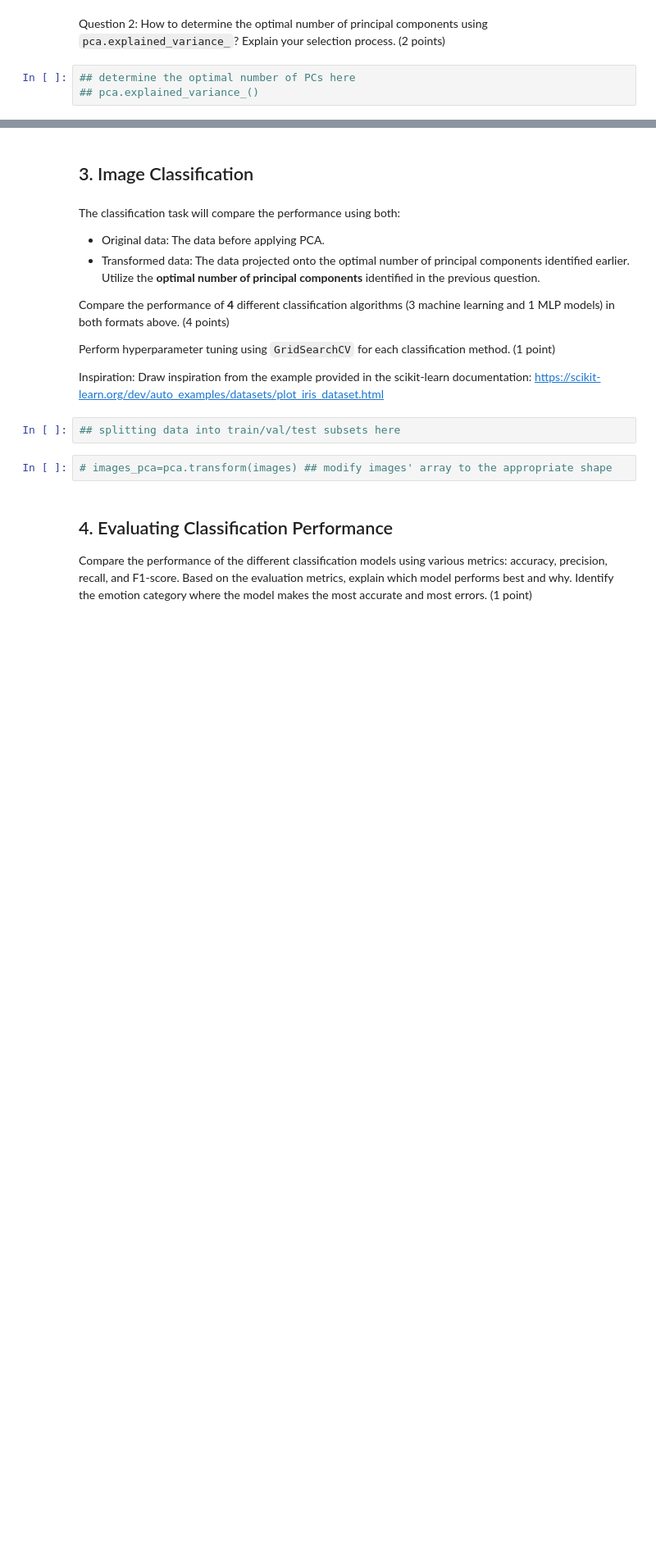
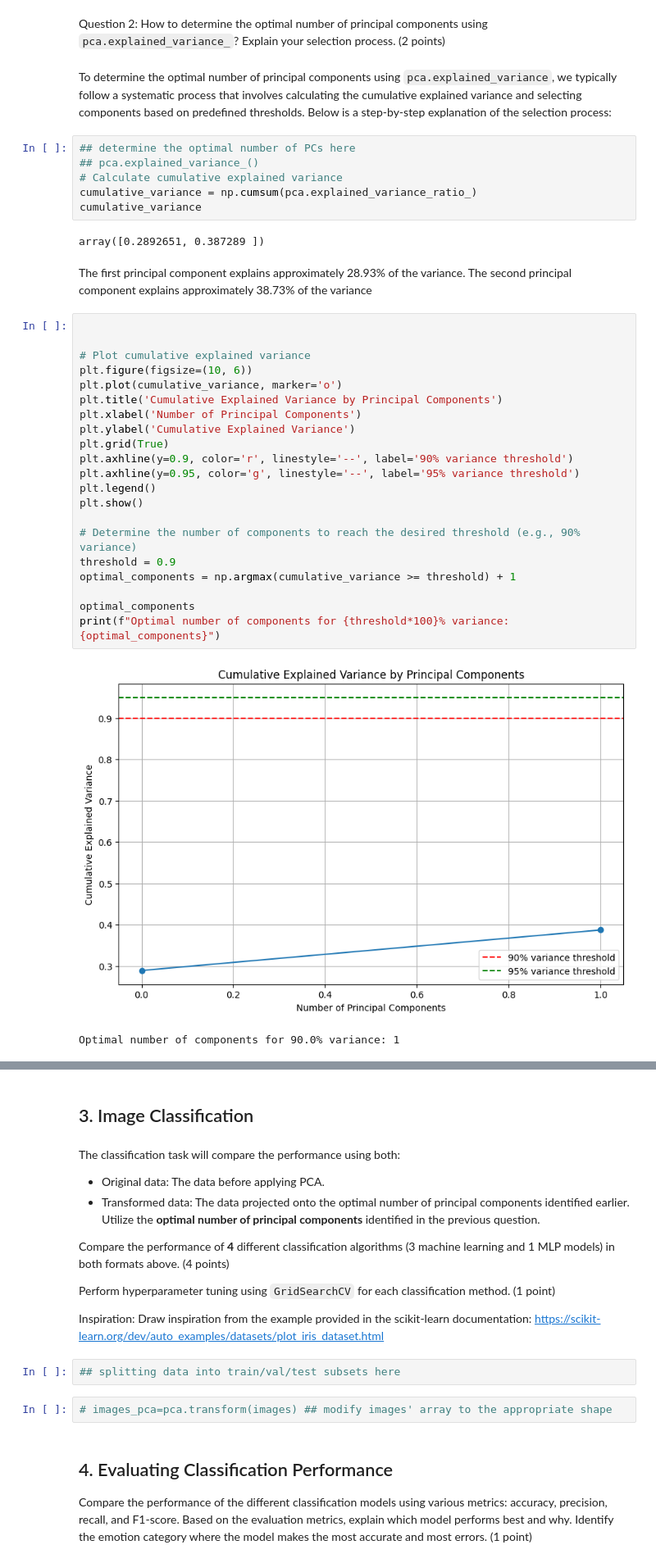
Before and after one commit to taindp98/Fundamental-ML, a Jupyter notebook: notebooks/EDA.ipynb, the cells around one changed output, grey strips where cells are left out. Shown at 82% size. Drawn from its saved outputs; the diff is of its cells as text; blank space fills up the shorter version.

````diff
--- a/notebooks/EDA.ipynb
+++ b/notebooks/EDA.ipynb
@@ -80,5 +112,40 @@ pca=PCA(n_components=2)
 # %% [markdown]
 Question 2: How to determine the optimal number of principal components using ```pca.explained_variance_```? Explain your selection process. (2 points)
+# %% [markdown]
+To determine the optimal number of principal components using ```pca.explained_variance```, we typically follow a systematic process that involves calculating the cumulative explained variance and selecting components based on predefined thresholds. </br>
+Below is a step-by-step explanation of the selection process:
 # %%
 ## determine the optimal number of PCs here
 ## pca.explained_variance_()
+# Calculate cumulative explained variance
+cumulative_variance = np.cumsum(pca.explained_variance_ratio_)
+cumulative_variance
+# %% [output]
+array([0.2892651, 0.387289 ])
+# %% [markdown]
+The first principal component explains approximately 28.93% of the variance. </br>
+The second principal component explains approximately 38.73% of the variance
+# %%
+
+
+# Plot cumulative explained variance
+plt.figure(figsize=(10, 6))
+plt.plot(cumulative_variance, marker='o')
+plt.title('Cumulative Explained Variance by Principal Components')
+plt.xlabel('Number of Principal Components')
+plt.ylabel('Cumulative Explained Variance')
+plt.grid(True)
+plt.axhline(y=0.9, color='r', linestyle='--', label='90% variance threshold')
+plt.axhline(y=0.95, color='g', linestyle='--', label='95% variance threshold')
+plt.legend()
+plt.show()
+
+# Determine the number of components to reach the desired threshold (e.g., 90% variance)
+threshold = 0.9
+optimal_components = np.argmax(cumulative_variance >= threshold) + 1
+
+optimal_components
+print(f"Optimal number of components for {threshold*100}% variance: {optimal_components}")
+# %% [output]
+[figure, added]
+Optimal number of components for 90.0% variance: 1
````
Also changed, not shown: parts of 9 cells of this notebook.
